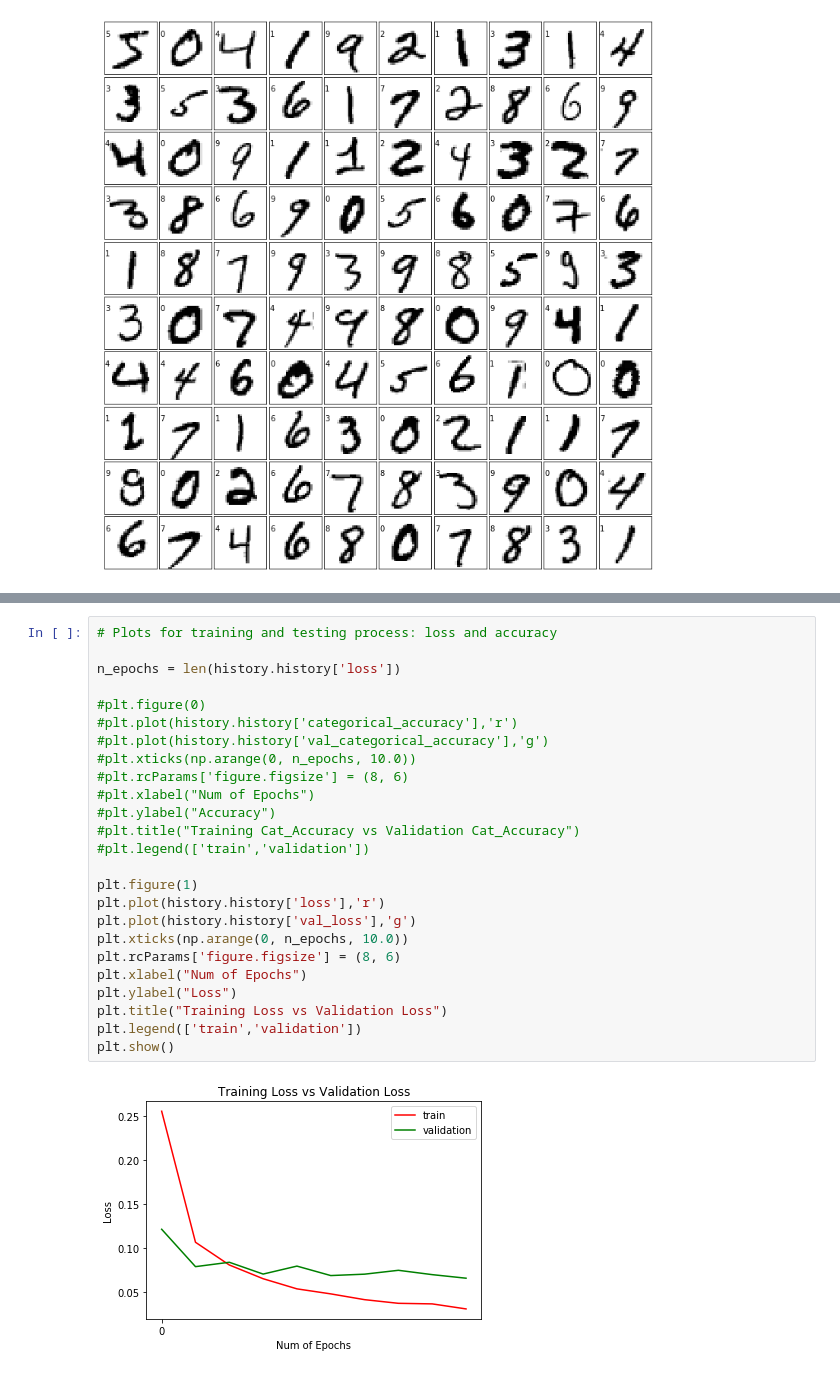
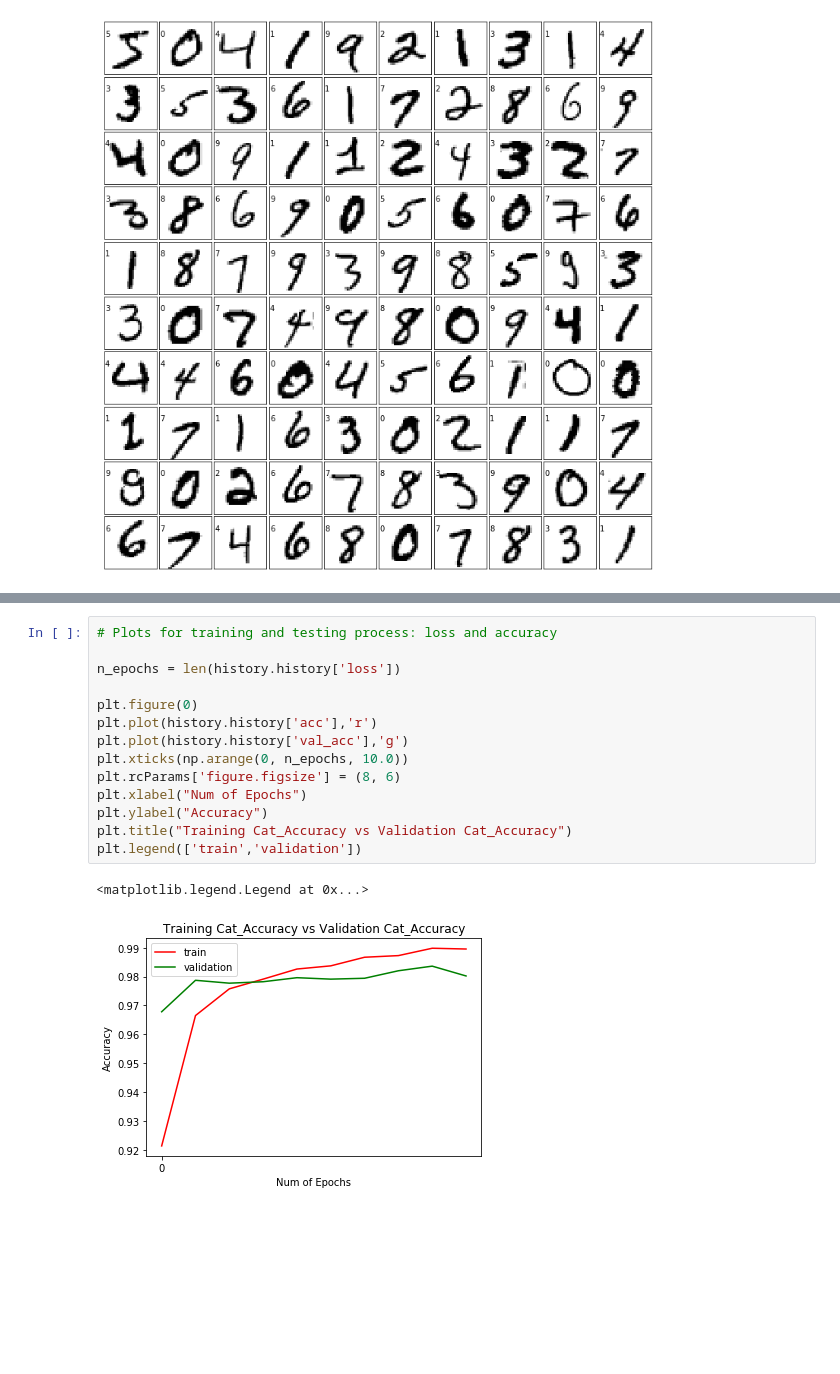
Before and after one commit to marcinwolter/MachineLearnin2019, a Jupyter notebook: mnist_mlp.ipynb, the cells around one changed output, grey strips where cells are left out. Saved outputs shown, nothing was run; the diff lists cells and outputs as text; blank space fills up the shorter version.

```diff
--- a/mnist_mlp.ipynb
+++ b/mnist_mlp.ipynb
@@ -122,27 +127,17 @@ Epoch 10/10
 # %%
 # Plots for training and testing process: loss and accuracy
 
 n_epochs = len(history.history['loss'])
 
-#plt.figure(0)
-#plt.plot(history.history['categorical_accuracy'],'r')
-#plt.plot(history.history['val_categorical_accuracy'],'g')
-#plt.xticks(np.arange(0, n_epochs, 10.0))
-#plt.rcParams['figure.figsize'] = (8, 6)
-#plt.xlabel("Num of Epochs")
-#plt.ylabel("Accuracy")
-#plt.title("Training Cat_Accuracy vs Validation Cat_Accuracy")
-#plt.legend(['train','validation'])
-
-plt.figure(1)
-plt.plot(history.history['loss'],'r')
-plt.plot(history.history['val_loss'],'g')
+plt.figure(0)
+plt.plot(history.history['acc'],'r')
+plt.plot(history.history['val_acc'],'g')
 plt.xticks(np.arange(0, n_epochs, 10.0))
 plt.rcParams['figure.figsize'] = (8, 6)
 plt.xlabel("Num of Epochs")
-plt.ylabel("Loss")
-plt.title("Training Loss vs Validation Loss")
+plt.ylabel("Accuracy")
+plt.title("Training Cat_Accuracy vs Validation Cat_Accuracy")
 plt.legend(['train','validation'])
-plt.show()
 # %% [output]
+<matplotlib.legend.Legend at 0x...>
-[figure, old version]
+[figure, new version]
```
Also changed, not shown: parts of 10 cells of this notebook.
